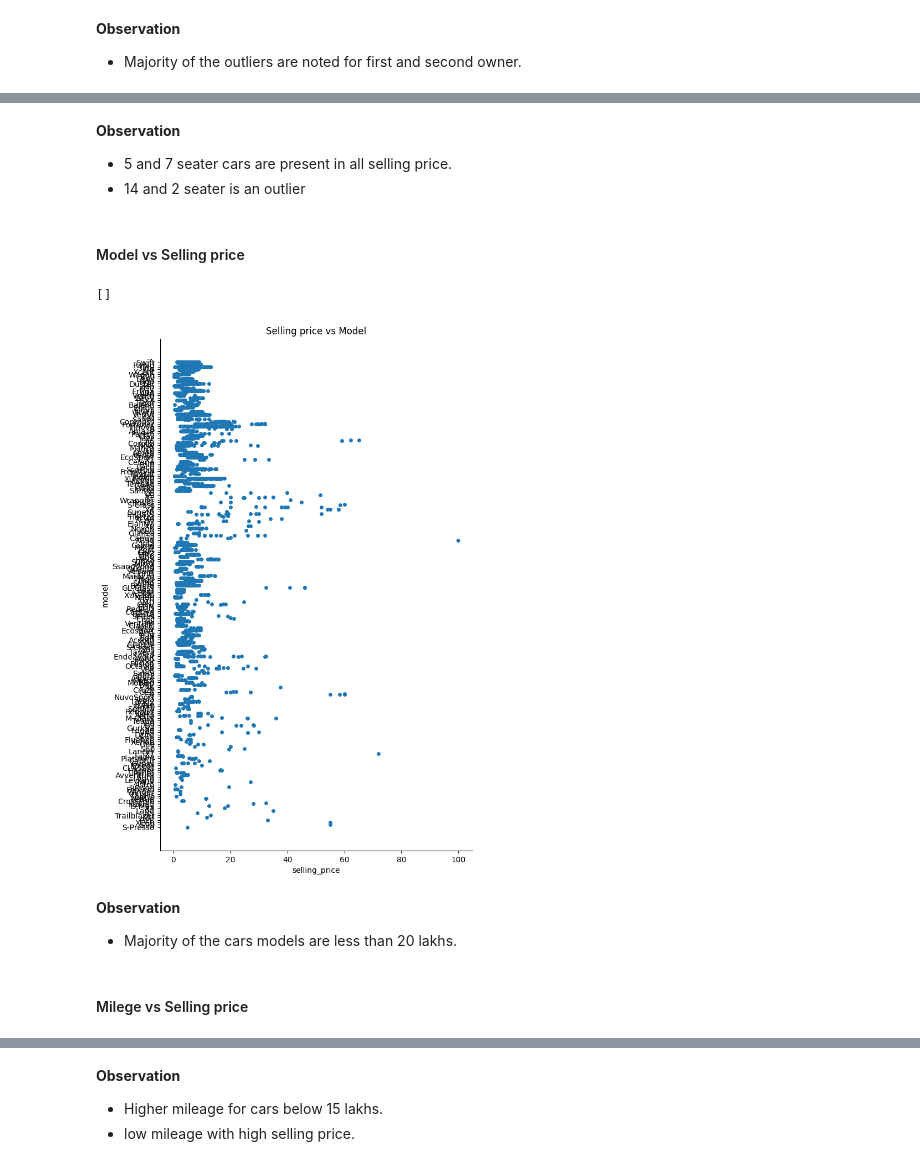
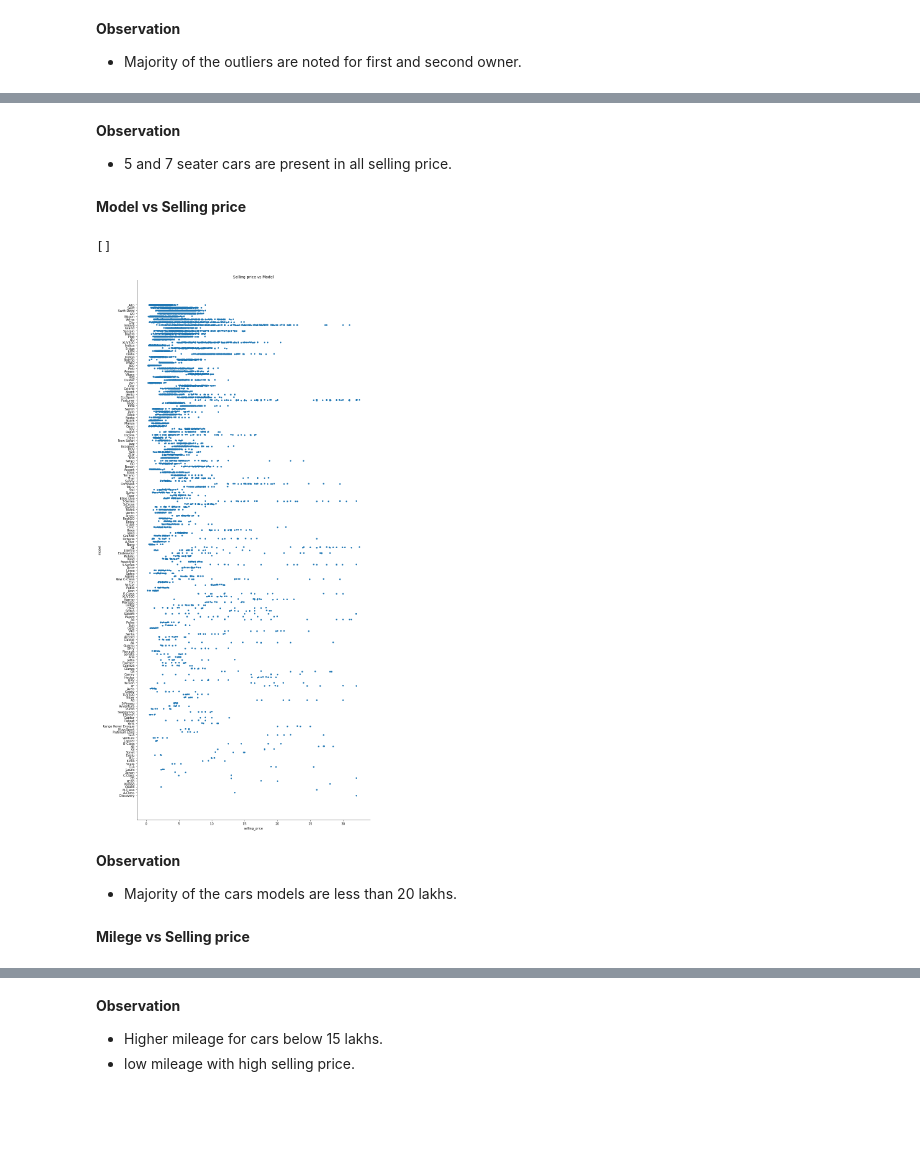
Before and after one commit to praathapj/UsedCarPriceCalc, a Jupyter notebook: UsedCarPricePred.ipynb, the cells around one changed output, grey strips where cells are left out. Drawn from its saved outputs; the diff is of its cells as text; code cells hidden in the pictures; blank space fills up the shorter version.

```diff
--- a/UsedCarPricePred.ipynb
+++ b/UsedCarPricePred.ipynb
@@ -424,0 +2251,3 @@ carsData.describe()
+# %%
+high_engine_index = carsData.loc[carsData['engine'] > np.percentile(carsData.engine,99.9)].index
+carsData.drop(index=high_engine_index, axis=0, inplace=True)
@@ -424,0 +2337,3 @@ carsData.describe()
+# %%
+high_power_index = carsData.loc[carsData['max_power'] > np.percentile(carsData.max_power,99.8)].index
+carsData.drop(index=high_power_index, axis=0, inplace=True)
@@ -424,0 +2498,3 @@ carsData.describe()
+# %%
+high_age_index = carsData.loc[carsData['age'] > np.percentile(carsData.age,99.9)].index
+carsData.drop(index=high_age_index, axis=0, inplace=True)
@@ -627,2 +2697,0 @@ carsData.loc[carsData['km_driven'] > 6] # i.e 6lakh km
-# %%
-carsData.loc[carsData['km_driven'] > 6,'km_driven'] = carsData.loc[carsData['km_driven'] > 6,'km_driven']/10
@@ -760,19 +2857,19 @@ plt.plot()
 # %% [markdown]
 **Observation**
 * 5 and 7 seater cars are present in all selling price.
-* 14 and 2 seater is an outlier
 # %% [markdown]
-#### Model vs Selling price
+**Model vs Selling price**
 # %%
-sns.catplot(data=carsData, y="model", x="selling_price",height=10, aspect=0.7)
+sns.catplot(data=carsData, y="model", x="selling_price",height=25, aspect=0.5,
+            order = carsData['model'].value_counts().index)
 plt.title("Selling price vs Model")
 plt.plot()
 # %% [output]
 []
-[figure, old version]
+[figure, new version]
 # %% [markdown]
 **Observation**
 * Majority of the cars models are less than 20 lakhs.
 # %% [markdown]
-#### Milege vs Selling price
+**Milege vs Selling price**
 # %%
```
Also changed, not shown: parts of 439 cells of this notebook, 6 other files.
